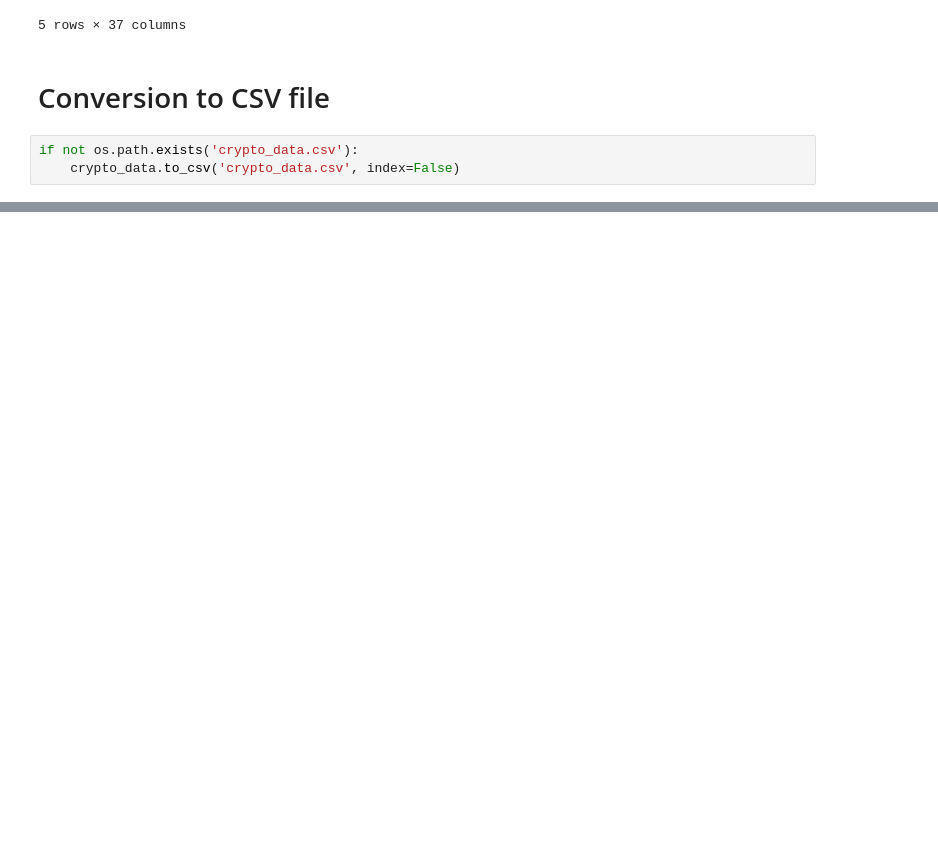
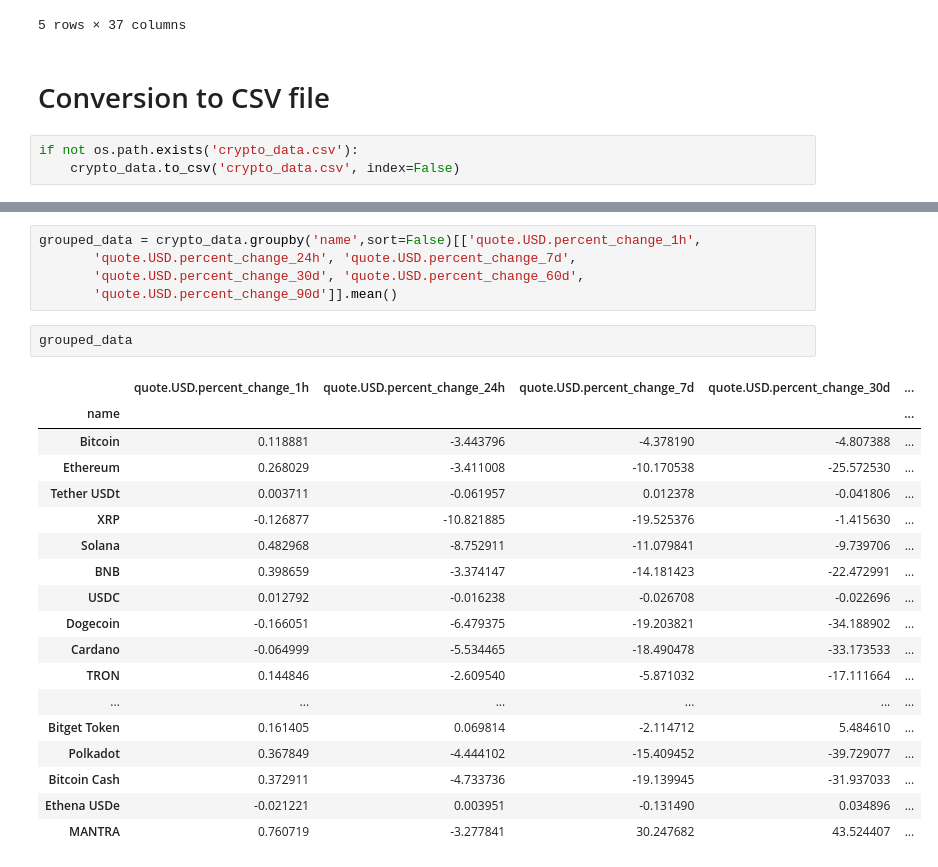
Before and after one commit to NishivSingh/Crypto-Website-API-Pull, a Jupyter notebook: api.ipynb, the cells around one changed output, grey strips where cells are left out. Cells and saved outputs as stored; diff of their text form; blank space fills up the shorter version.

Commit message:
Grouped the data by bitcoin name

```diff
--- a/api.ipynb
+++ b/api.ipynb
@@ -123,0 +153,26 @@ if not os.path.exists('crypto_data.csv'):
+# %%
+grouped_data = crypto_data.groupby('name',sort=False)[['quote.USD.percent_change_1h',
+       'quote.USD.percent_change_24h', 'quote.USD.percent_change_7d',
+       'quote.USD.percent_change_30d', 'quote.USD.percent_change_60d',
+       'quote.USD.percent_change_90d']].mean()
+# %%
+grouped_data
+# %% [output]
+|  | quote.USD.percent_change_1h | quote.USD.percent_change_24h | quote.USD.percent_change_7d | quote.USD.percent_change_30d | ... |
+| name |  |  |  |  | ... |
+| Bitcoin | 0.118881 | -3.443796 | -4.378190 | -4.807388 | ... |
+| Ethereum | 0.268029 | -3.411008 | -10.170538 | -25.572530 | ... |
+| Tether USDt | 0.003711 | -0.061957 | 0.012378 | -0.041806 | ... |
+| XRP | -0.126877 | -10.821885 | -19.525376 | -1.415630 | ... |
+| Solana | 0.482968 | -8.752911 | -11.079841 | -9.739706 | ... |
+| BNB | 0.398659 | -3.374147 | -14.181423 | -22.472991 | ... |
+| USDC | 0.012792 | -0.016238 | -0.026708 | -0.022696 | ... |
+| Dogecoin | -0.166051 | -6.479375 | -19.203821 | -34.188902 | ... |
+| Cardano | -0.064999 | -5.534465 | -18.490478 | -33.173533 | ... |
+| TRON | 0.144846 | -2.609540 | -5.871032 | -17.111664 | ... |
+| ... | ... | ... | ... | ... | ... |
+| Bitget Token | 0.161405 | 0.069814 | -2.114712 | 5.484610 | ... |
+| Polkadot | 0.367849 | -4.444102 | -15.409452 | -39.729077 | ... |
+| Bitcoin Cash | 0.372911 | -4.733736 | -19.139945 | -31.937033 | ... |
+| Ethena USDe | -0.021221 | 0.003951 | -0.131490 | 0.034896 | ... |
+| MANTRA | 0.760719 | -3.277841 | 30.247682 | 43.524407 | ... |
```
Also changed, not shown: parts of 5 cells of this notebook.
